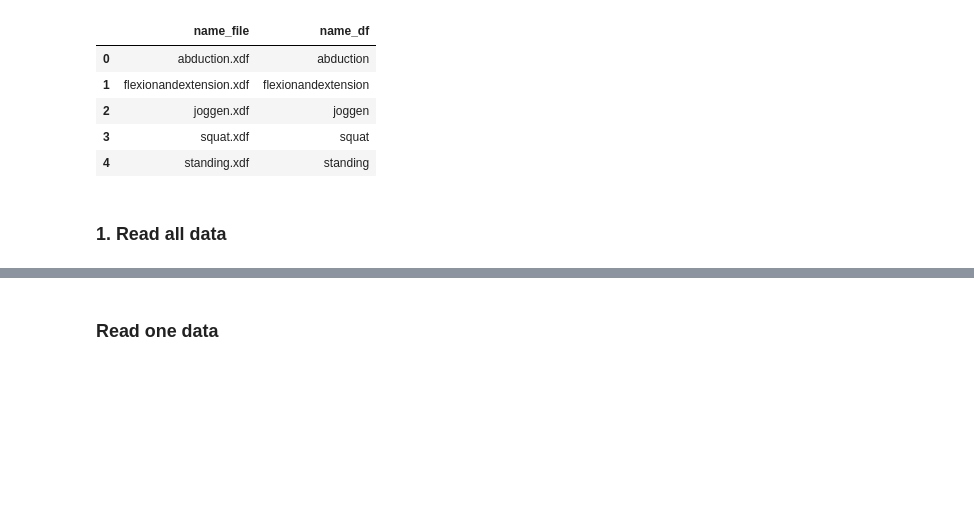
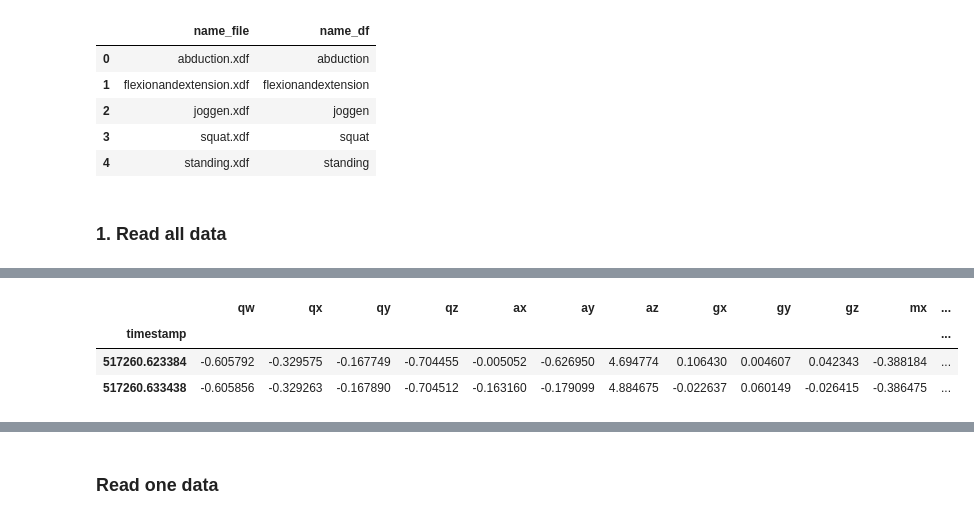
Before and after one commit to Mohsenmohebbi1993/Biomechanik, a Jupyter notebook: notebooks/6. Mrteza Project IMU and xdf file.ipynb, the cells around one changed output, grey strips where cells are left out. Saved outputs shown, nothing was run; the diff lists cells and outputs as text; code cells hidden in the pictures; blank space fills up the shorter version.

```diff
--- a/notebooks/6. Mrteza Project IMU and xdf file.ipynb
+++ b/notebooks/6. Mrteza Project IMU and xdf file.ipynb
@@ -131,3 +127,10 @@ Xsens_MTw2_00B4D0D0
+# %%
+abduction_Xsens_MTw2_00B4D0D0.head(2)
+# %% [output]
+|  | qw | qx | qy | qz | ax | ay | az | gx | gy | gz | mx | ... |
+| timestamp |  |  |  |  |  |  |  |  |  |  |  | ... |
+| 517260.623384 | -0.605792 | -0.329575 | -0.167749 | -0.704455 | -0.005052 | -0.626950 | 4.694774 | 0.106430 | 0.004607 | 0.042343 | -0.388184 | ... |
+| 517260.633438 | -0.605856 | -0.329263 | -0.167890 | -0.704512 | -0.163160 | -0.179099 | 4.884675 | -0.022637 | 0.060149 | -0.026415 | -0.386475 | ... |
 # %%
 name_dataframe
 # %% [output]
```
Also changed, not shown: parts of 6 cells of this notebook.
